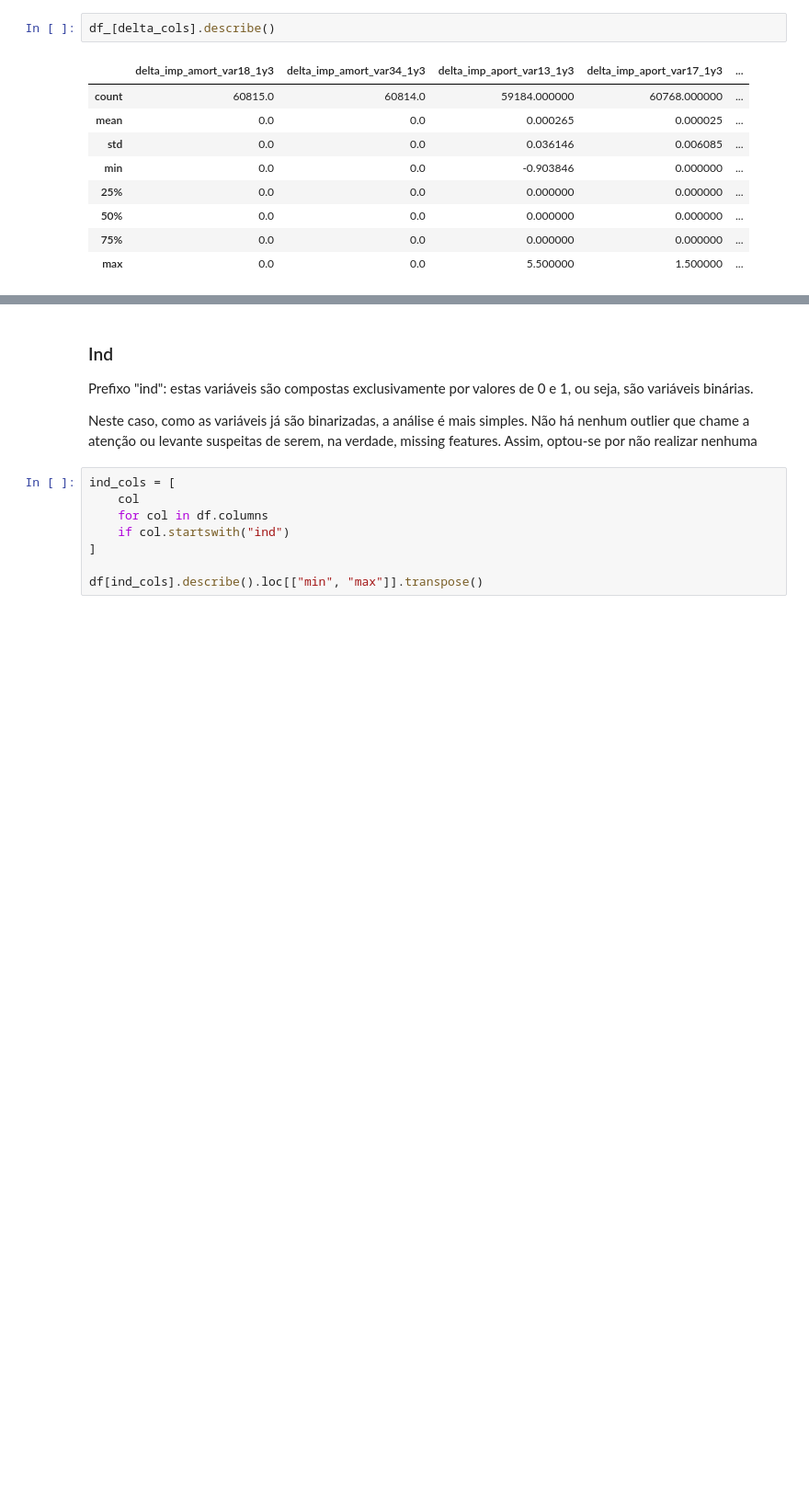
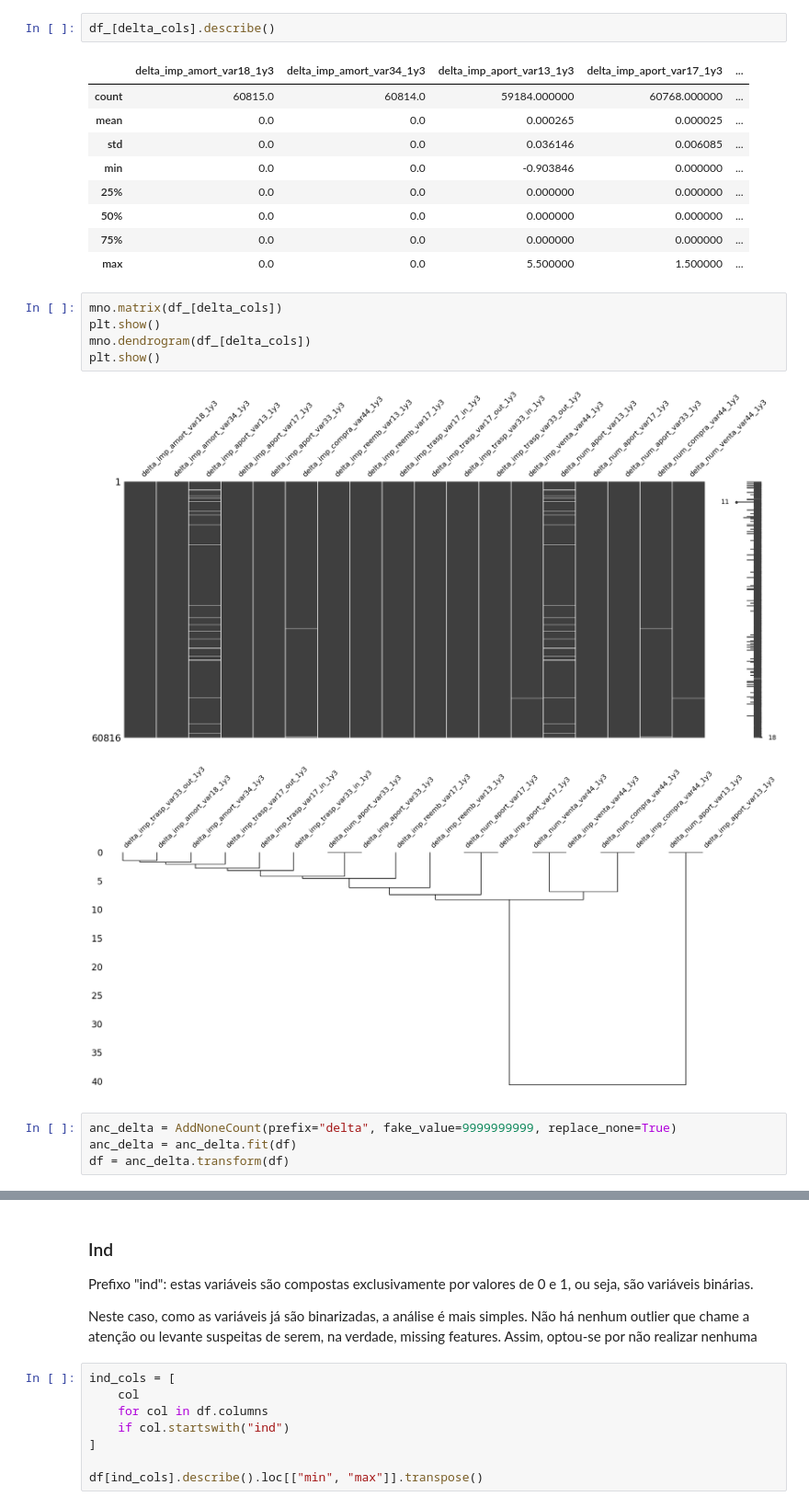
Before and after one commit to FelipeViacava/data-masters-case, a Jupyter notebook: 01-eda.ipynb, the cells around one changed output, grey strips where cells are left out. Shown at 92% size. Saved outputs shown, nothing was run; the diff lists cells and outputs as text; blank space fills up the shorter version.

```diff
--- a/01-eda.ipynb
+++ b/01-eda.ipynb
@@ -307,3 +305,15 @@ df_[delta_cols].describe()
 | 50% | 0.0 | 0.0 | 0.000000 | 0.000000 | ... |
 | 75% | 0.0 | 0.0 | 0.000000 | 0.000000 | ... |
 | max | 0.0 | 0.0 | 5.500000 | 1.500000 | ... |
+# %%
+mno.matrix(df_[delta_cols])
+plt.show()
+mno.dendrogram(df_[delta_cols])
+plt.show()
+# %% [output]
+[figure, added]
+[figure, added]
+# %%
+anc_delta = AddNoneCount(prefix="delta", fake_value=9999999999, replace_none=True)
+anc_delta = anc_delta.fit(df)
+df = anc_delta.transform(df)
```
Also changed, not shown: parts of 10 cells of this notebook, 1 other file.
